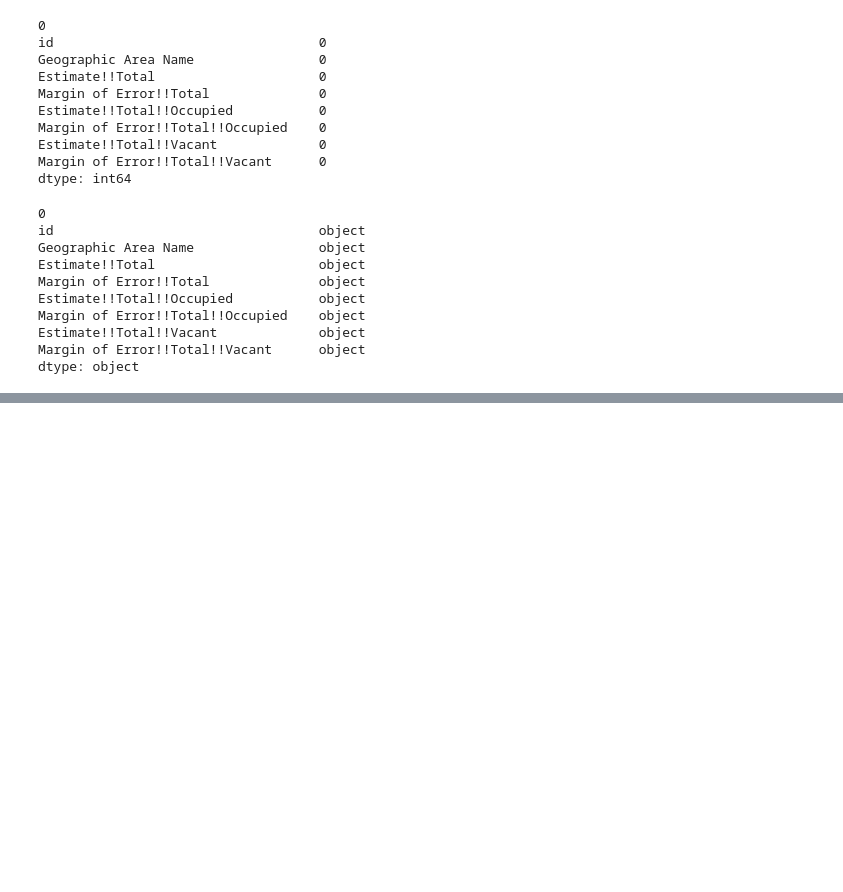
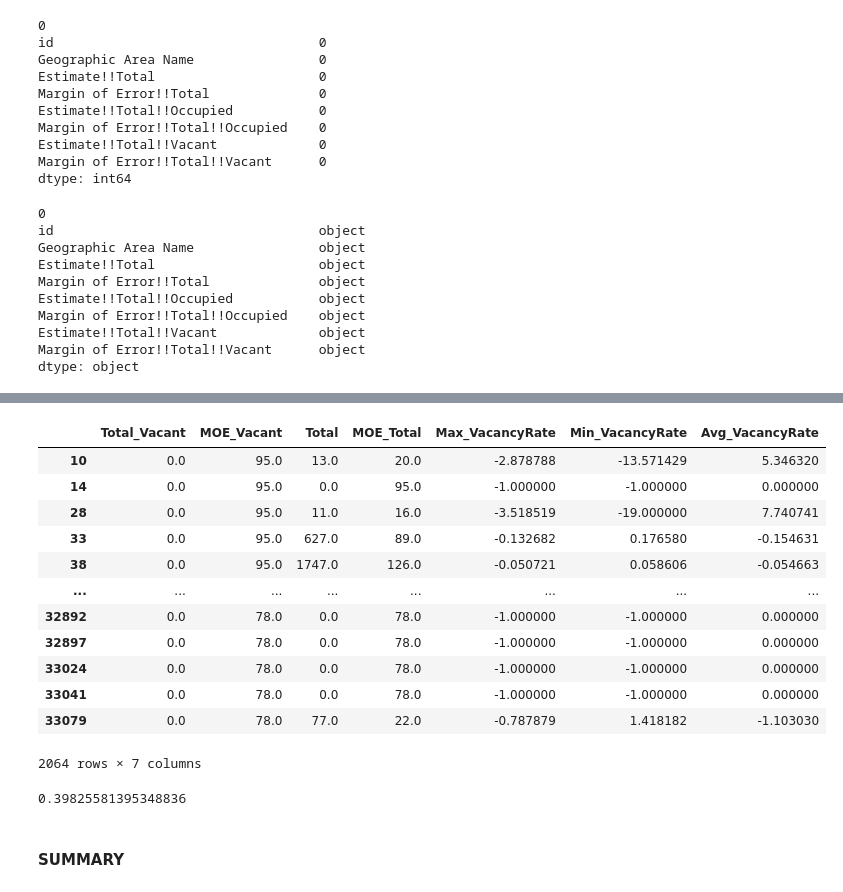
Before and after one commit to jjfrasca/Capstone_2, a Jupyter notebook: notebooks/2.0-jjf-initial-data-wrangling-zipcodeVacancy.ipynb, the cells around one changed output, grey strips where cells are left out. Saved outputs shown, nothing was run; the diff lists cells and outputs as text; code cells hidden in the pictures; blank space fills up the shorter version.

Commit message:
wrangle draft, needs NaN handling

```diff
--- a/notebooks/2.0-jjf-initial-data-wrangling-zipcodeVacancy.ipynb
+++ b/notebooks/2.0-jjf-initial-data-wrangling-zipcodeVacancy.ipynb
@@ -120,0 +234,6 @@ dtype: object
+# %%
+#drop all rows besides Vacancy_Rate and MOE-VacancyRate
+df_2011 = df_2011.drop(['Estimate!!Total', 'Margin of Error!!Total', 'Estimate!!Total!!Occupied', 'Margin of Error!!Total!!Occupied', 'Estimate!!Total!!Vacant', 'Margin of Error!!Total!!Vacant'], axis=1)
+# %%
+df_2011 = df_2011.fillna(0)
+df_2011.info()
@@ -127,0 +259,4 @@ dtype: object
+# %%
+#handling MOE_VacanyRate = NaN
+nulls = df_2011[df_2011['Estimate!!Total!!Vacant']==0]
+nulls
@@ -127,0 +277,12 @@ dtype: object
+# %%
+#get average vacany rate by averaging the range
+Total_Vacant = nulls['Estimate!!Total!!Vacant']
+MOE_Vacant = nulls['Margin of Error!!Total!!Vacant']
+Total = nulls['Estimate!!Total']
+MOE_Total = nulls['Margin of Error!!Total']
+
+
+Max_VacancyRate = (Total_Vacant - MOE_Vacant ) / (Total+MOE_Total)
+Min_VacancyRate = (Total_Vacant + MOE_Vacant ) / (Total - MOE_Total)
+Avg_VacancyRate = (Max_VacancyRate - Min_VacancyRate) / 2
+Avg_VacancyRate
@@ -127,0 +302,30 @@ dtype: object
+# %%
+# creating DataFrame from these range of rates calculations
+frame = {'Total_Vacant': Total_Vacant, 'MOE_Vacant': MOE_Vacant, 'Total': Total, 'MOE_Total': MOE_Total, 'Max_VacancyRate': Max_VacancyRate, 'Min_VacancyRate': Min_VacancyRate, 'Avg_VacancyRate': Avg_VacancyRate}
+
+# creating the dataframe
+df_nulls = pd.DataFrame(frame)
+
+# displaying the dataframe
+df_nulls
+# %% [output]
+|  | Total_Vacant | MOE_Vacant | Total | MOE_Total | Max_VacancyRate | Min_VacancyRate | Avg_VacancyRate |
+| 10 | 0.0 | 95.0 | 13.0 | 20.0 | -2.878788 | -13.571429 | 5.346320 |
+| 14 | 0.0 | 95.0 | 0.0 | 95.0 | -1.000000 | -1.000000 | 0.000000 |
+| 28 | 0.0 | 95.0 | 11.0 | 16.0 | -3.518519 | -19.000000 | 7.740741 |
+| 33 | 0.0 | 95.0 | 627.0 | 89.0 | -0.132682 | 0.176580 | -0.154631 |
+| 38 | 0.0 | 95.0 | 1747.0 | 126.0 | -0.050721 | 0.058606 | -0.054663 |
+| ... | ... | ... | ... | ... | ... | ... | ... |
+| 32892 | 0.0 | 78.0 | 0.0 | 78.0 | -1.000000 | -1.000000 | 0.000000 |
+| 32897 | 0.0 | 78.0 | 0.0 | 78.0 | -1.000000 | -1.000000 | 0.000000 |
+| 33024 | 0.0 | 78.0 | 0.0 | 78.0 | -1.000000 | -1.000000 | 0.000000 |
+| 33041 | 0.0 | 78.0 | 0.0 | 78.0 | -1.000000 | -1.000000 | 0.000000 |
+| 33079 | 0.0 | 78.0 | 77.0 | 22.0 | -0.787879 | 1.418182 | -1.103030 |
+2064 rows × 7 columns
+# %%
+#calculate percentage of values that are negative
+(len(df_nulls) - len(df_nulls[df_nulls['Avg_VacancyRate'] < 0]))/len(df_nulls)
+# %% [output]
+0.39825581395348836
+# %% [markdown]
+#### SUMMARY
```
Also changed, not shown: parts of 14 cells of this notebook.
